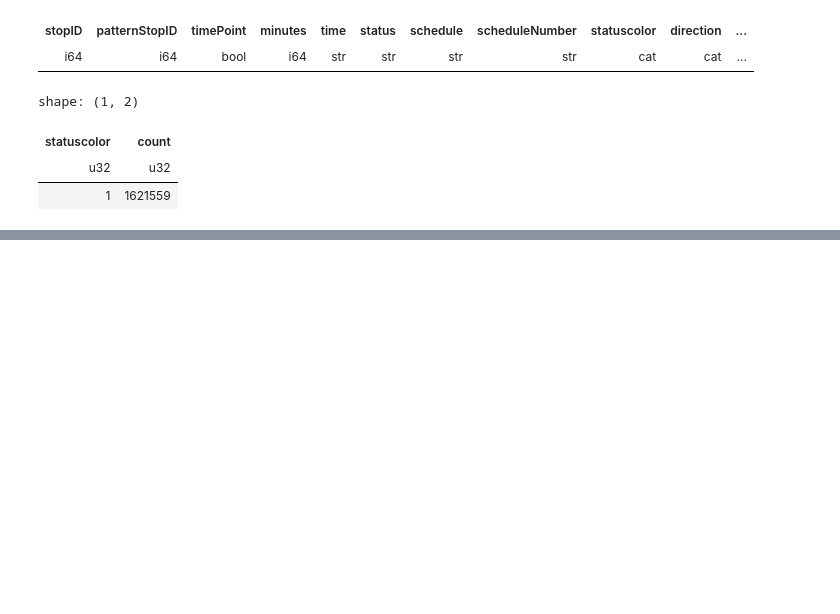
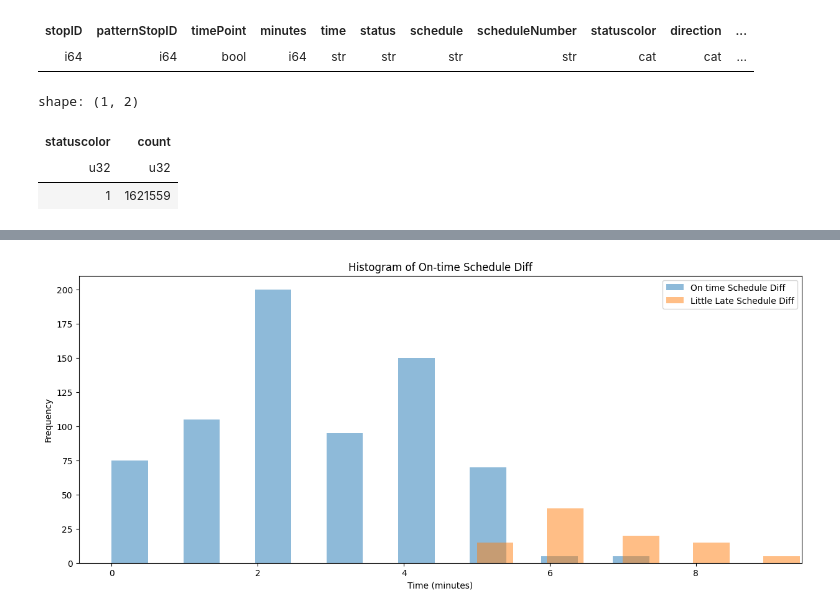
Before and after one commit to shaivilp/Research-Rookies, a Jupyter notebook: data_visualization/predictions.ipynb, the cells around one changed output, grey strips where cells are left out. Saved outputs shown, nothing was run; the diff lists cells and outputs as text; code cells hidden in the pictures; blank space fills up the shorter version.

Commit message:
feat: Added histogram to see intersection data and overlap

```diff
--- a/data_visualization/predictions.ipynb
+++ b/data_visualization/predictions.ipynb
@@ -337,0 +329,27 @@ shape: (9, 4)
+# %%
+#Pull data for on time and little late statuses
+on_time_data = data.filter(pl.col('statusName') == 'On Time')
+little_late_data = data.filter(pl.col('statusName') == 'Little Late')
+
+#Convert the scheduleDiff to minutes
+on_time_data = on_time_data.with_columns(
+    (pl.col("scheduleDiff").dt.total_seconds() / 60).alias("scheduleDiff_minutes")
+)
+
+little_late_data = little_late_data.with_columns(
+    (pl.col("scheduleDiff").dt.total_seconds() / 60).alias("scheduleDiff_minutes")
+)
+
+
+
+# Plot the histograms
+plt.figure(figsize=(15, 6))
+plt.hist(on_time_data['scheduleDiff_minutes'].to_list(), bins=50, alpha=0.5, width=0.5, label='On time Schedule Diff')
+plt.hist(little_late_data['scheduleDiff_minutes'].to_list(), bins=50, alpha=0.5, width=0.5, label='Little Late Schedule Diff')
+plt.xlabel('Time (minutes)')
+plt.ylabel('Frequency')
+plt.title('Histogram of On-time Schedule Diff')
+plt.legend(loc='upper right')
+plt.show()
+# %% [output]
+[figure, added]
```
Also changed, not shown: parts of 6 cells of this notebook, 2 other files.
